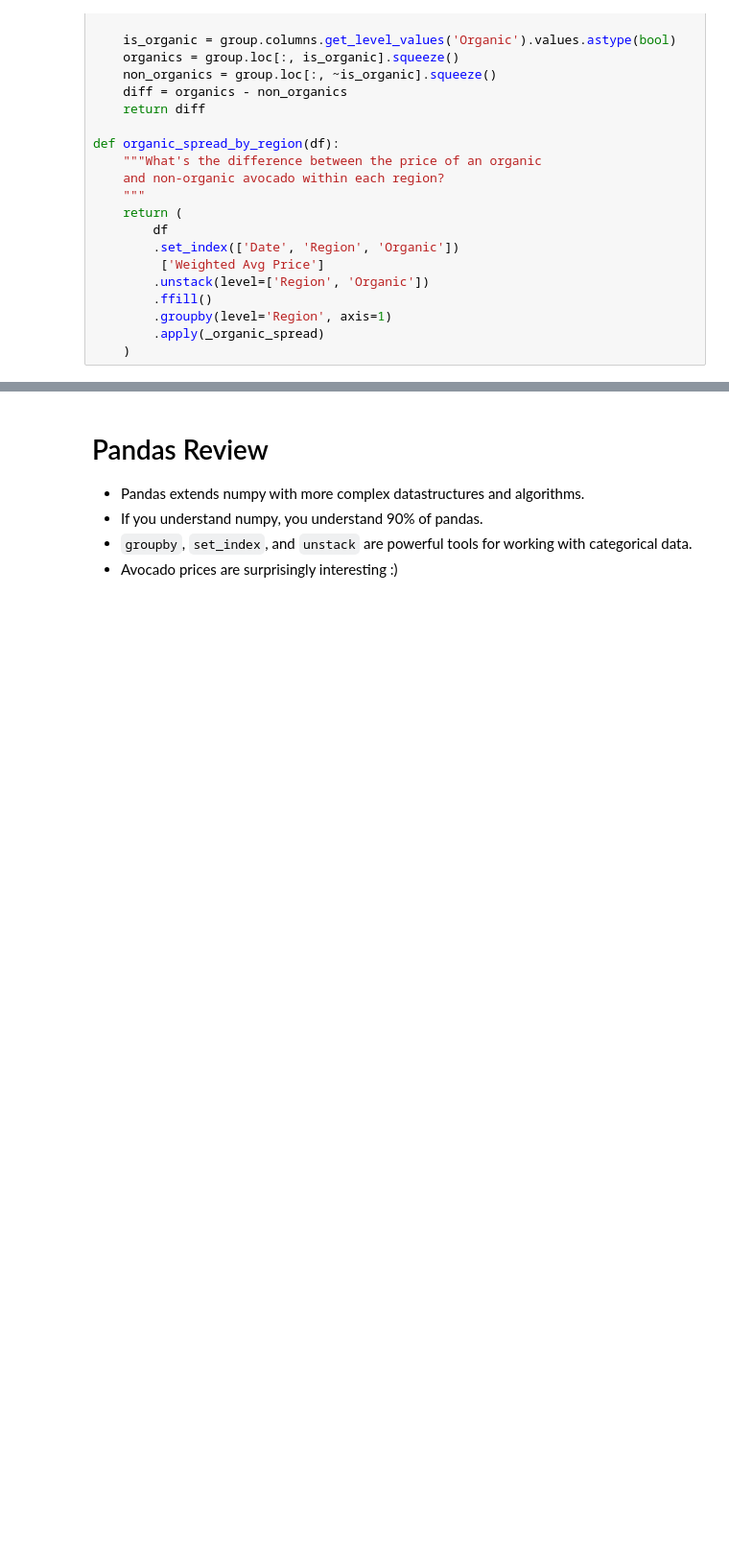
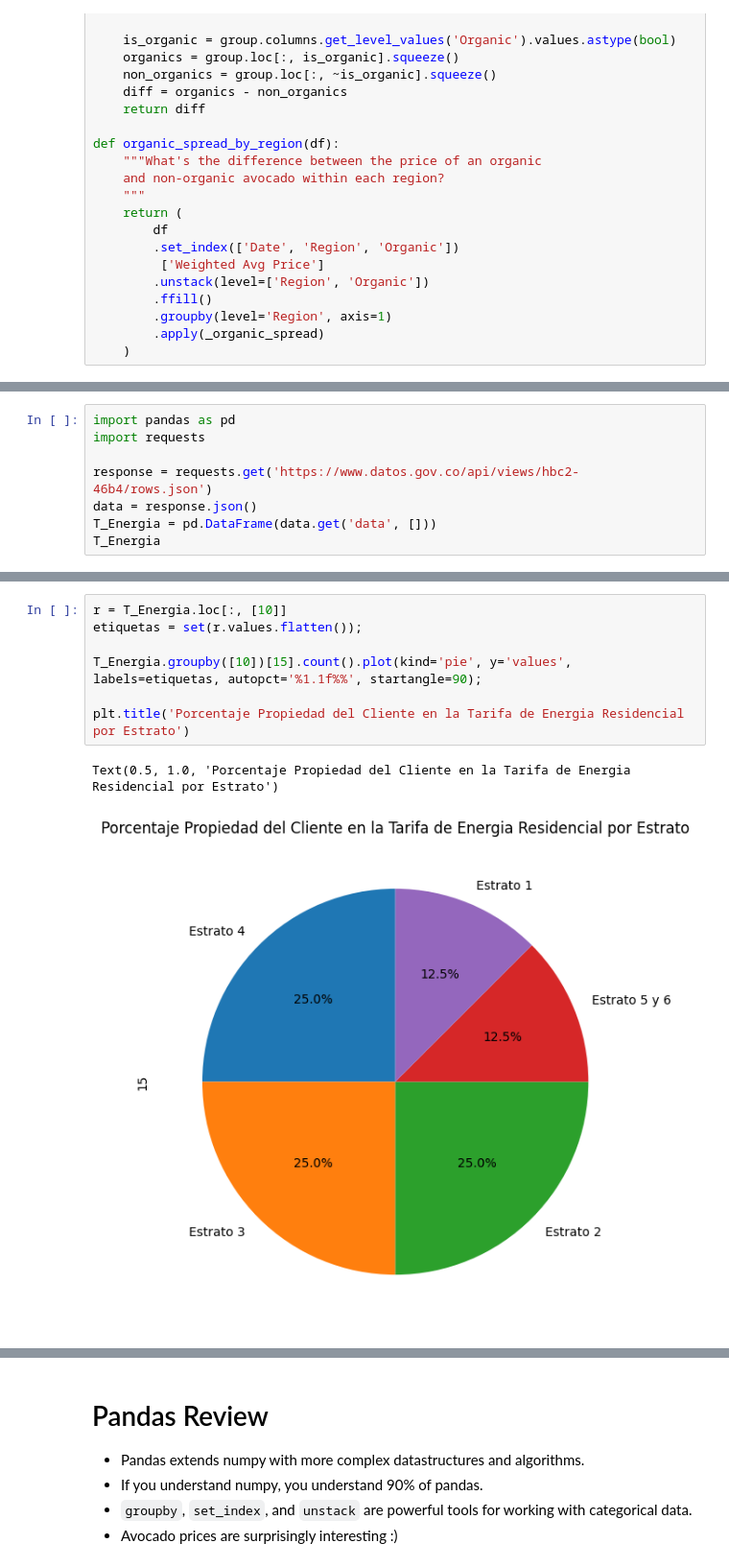
Before and after one commit to AndersonStick/MetNumUN2023II, a Jupyter notebook: Lab2/abarrerat_Lab2.ipynb, the cells around one changed output, grey strips where cells are left out. Shown at 96% size. Cells and saved outputs as stored; diff of their text form; blank space fills up the shorter version.

```diff
--- a/Lab2/abarrerat_Lab2.ipynb
+++ b/Lab2/abarrerat_Lab2.ipynb
@@ -1568,0 +1707,8 @@ ax.set_xticklabels(ax.get_xticklabels(), rotation=45);
+# %%
+import pandas as pd
+import requests
+
+response = requests.get('https://www.datos.gov.co/api/views/hbc2-46b4/rows.json')
+data = response.json()
+T_Energia = pd.DataFrame(data.get('data', []))
+T_Energia
@@ -1568,0 +1745,10 @@ ax.set_xticklabels(ax.get_xticklabels(), rotation=45);
+# %%
+r = T_Energia.loc[:, [10]]
+etiquetas = set(r.values.flatten());
+
+T_Energia.groupby([10])[15].count().plot(kind='pie', y='values', labels=etiquetas, autopct='%1.1f%%', startangle=90);
+
+plt.title('Porcentaje Propiedad del Cliente en la Tarifa de Energia Residencial por Estrato')
+# %% [output]
+Text(0.5, 1.0, 'Porcentaje Propiedad del Cliente en la Tarifa de Energia Residencial por Estrato')
+[figure, added]
```
Also changed, not shown: parts of 47 cells of this notebook.
